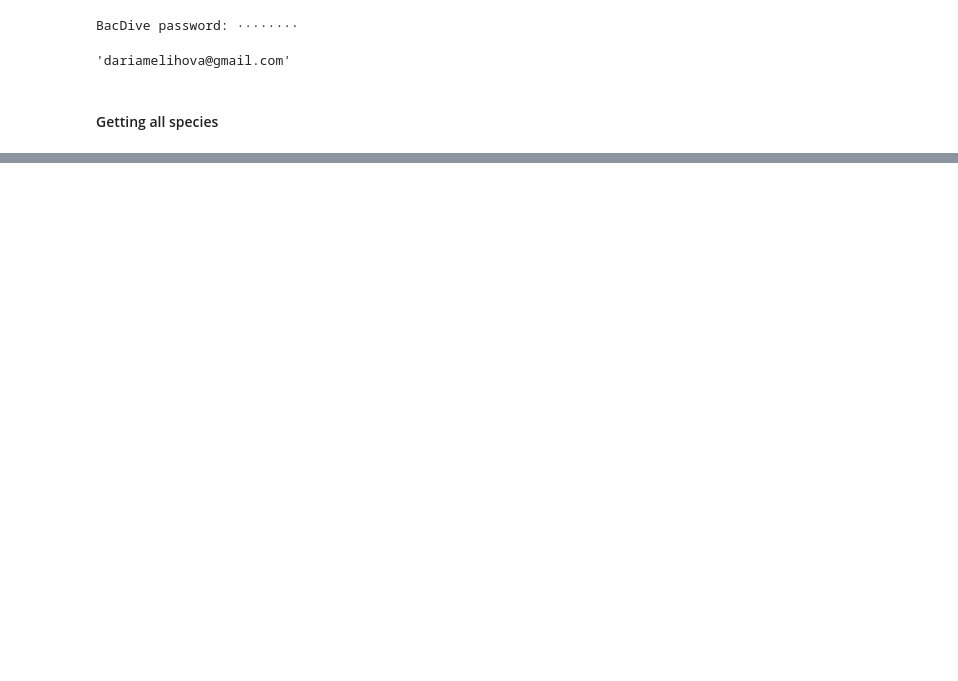
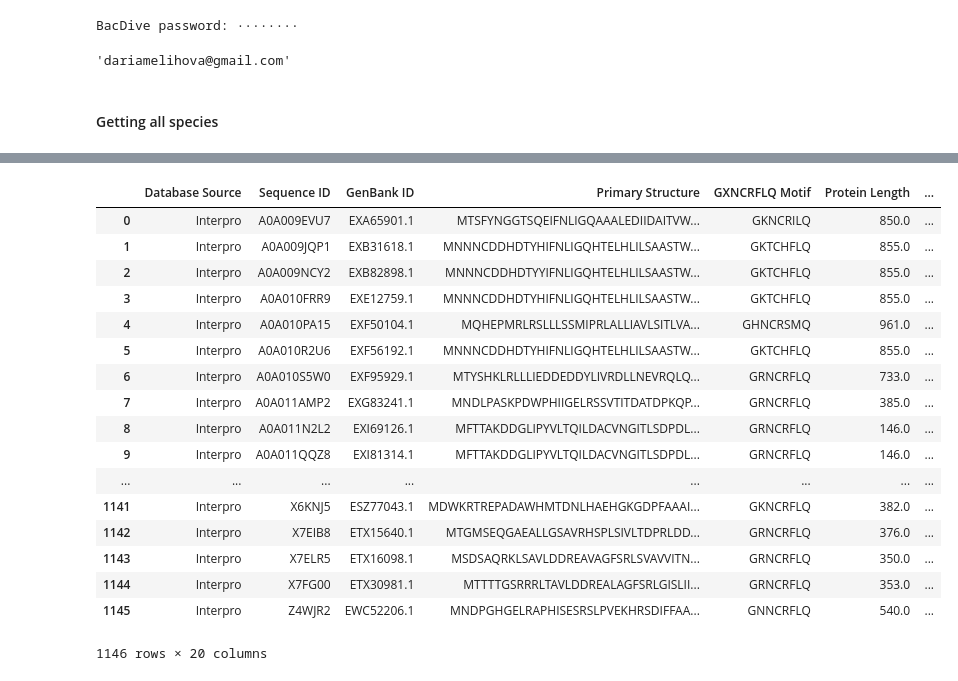
Before and after one commit to DMelikhova/bac-temp, a Jupyter notebook: BacTemp.ipynb, the cells around one changed output, grey strips where cells are left out. Saved outputs shown, nothing was run; the diff lists cells and outputs as text; code cells hidden in the pictures; blank space fills up the shorter version.

```diff
--- a/BacTemp.ipynb
+++ b/BacTemp.ipynb
@@ -87,0 +131,22 @@ ValueError: No objects to concatenate
+# %%
+table_=pd.read_excel('Data/Bacteria_LOV.xls', 0)
+table_
+# %% [output]
+|  | Database Source | Sequence ID | GenBank ID | Primary Structure | GXNCRFLQ Motif | Protein Length | ... |
+| 0 | Interpro | A0A009EVU7 | EXA65901.1 | MTSFYNGGTSQEIFNLIGQAAALEDIIDAITVW... | GKNCRILQ | 850.0 | ... |
+| 1 | Interpro | A0A009JQP1 | EXB31618.1 | MNNNCDDHDTYHIFNLIGQHTELHLILSAASTW... | GKTCHFLQ | 855.0 | ... |
+| 2 | Interpro | A0A009NCY2 | EXB82898.1 | MNNNCDDHDTYYIFNLIGQHTELHLILSAASTW... | GKTCHFLQ | 855.0 | ... |
+| 3 | Interpro | A0A010FRR9 | EXE12759.1 | MNNNCDDHDTYHIFNLIGQHTELHLILSAASTW... | GKTCHFLQ | 855.0 | ... |
+| 4 | Interpro | A0A010PA15 | EXF50104.1 | MQHEPMRLRSLLLSSMIPRLALLIAVLSITLVA... | GHNCRSMQ | 961.0 | ... |
+| 5 | Interpro | A0A010R2U6 | EXF56192.1 | MNNNCDDHDTYHIFNLIGQHTELHLILSAASTW... | GKTCHFLQ | 855.0 | ... |
+| 6 | Interpro | A0A010S5W0 | EXF95929.1 | MTYSHKLRLLLIEDDEDDYLIVRDLLNEVRQLQ... | GRNCRFLQ | 733.0 | ... |
+| 7 | Interpro | A0A011AMP2 | EXG83241.1 | MNDLPASKPDWPHIIGELRSSVTITDATDPKQP... | GRNCRFLQ | 385.0 | ... |
+| 8 | Interpro | A0A011N2L2 | EXI69126.1 | MFTTAKDDGLIPYVLTQILDACVNGITLSDPDL... | GRNCRFLQ | 146.0 | ... |
+| 9 | Interpro | A0A011QQZ8 | EXI81314.1 | MFTTAKDDGLIPYVLTQILDACVNGITLSDPDL... | GRNCRFLQ | 146.0 | ... |
+| ... | ... | ... | ... | ... | ... | ... | ... |
+| 1141 | Interpro | X6KNJ5 | ESZ77043.1 | MDWKRTREPADAWHMTDNLHAEHGKGDPFAAAI... | GKNCRFLQ | 382.0 | ... |
+| 1142 | Interpro | X7EIB8 | ETX15640.1 | MTGMSEQGAEALLGSAVRHSPLSIVLTDPRLDD... | GRNCRFLQ | 376.0 | ... |
+| 1143 | Interpro | X7ELR5 | ETX16098.1 | MSDSAQRKLSAVLDDREAVAGFSRLSVAVVITN... | GRNCRFLQ | 350.0 | ... |
+| 1144 | Interpro | X7FG00 | ETX30981.1 | MTTTTGSRRRLTAVLDDREALAGFSRLGISLII... | GRNCRFLQ | 353.0 | ... |
+| 1145 | Interpro | Z4WJR2 | EWC52206.1 | MNDPGHGELRAPHISESRSLPVEKHRSDIFFAA... | GNNCRFLQ | 540.0 | ... |
+1146 rows × 20 columns
```
Also changed, not shown: parts of 5 cells of this notebook, 2 other files.
